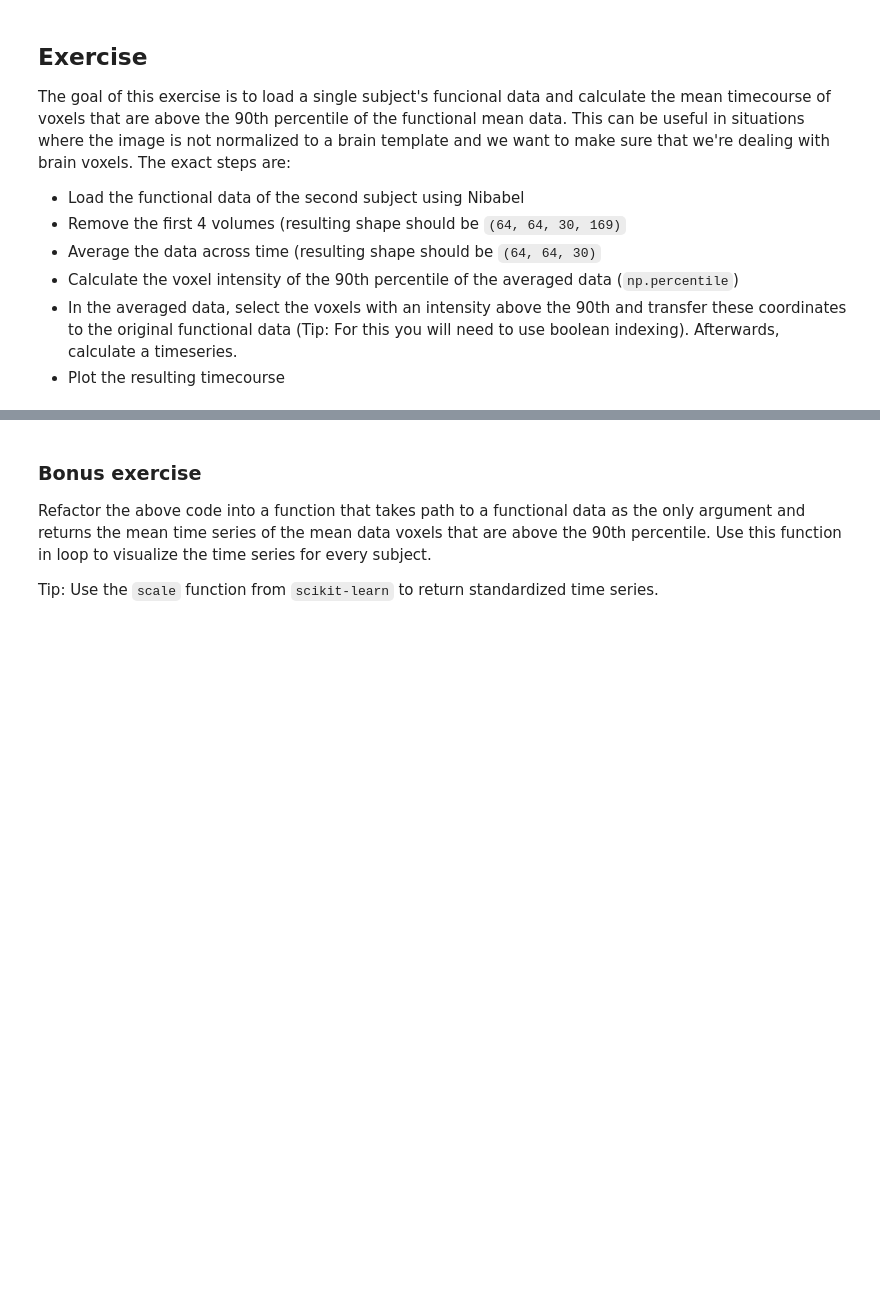
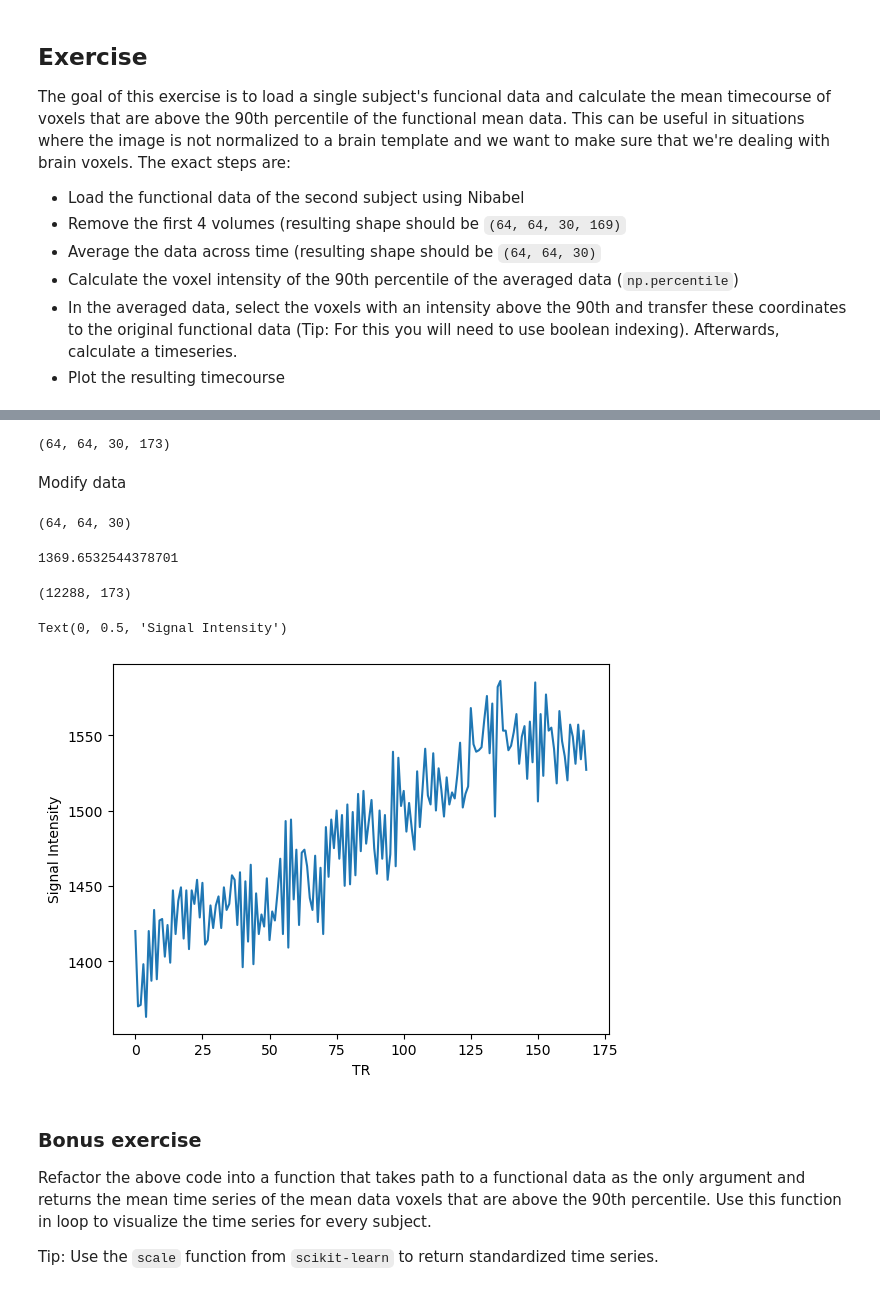
Before and after one commit to dominikpegler/tewa2-neuroimaging, a Jupyter notebook: 2 - Understanding MRI data.ipynb, the cells around one changed output, grey strips where cells are left out. Cells and saved outputs as stored; diff of their text form; code cells hidden in the pictures; blank space fills up the shorter version.

```diff
--- a/2 - Understanding MRI data.ipynb
+++ b/2 - Understanding MRI data.ipynb
@@ -261,3 +273,39 @@ The goal of this exercise is to load a single subject's funcional data and calcu
+# %%
+test_func = nib.load(
+    f"{subjects_dir}sub-02/ses-test/func/sub-02_ses-test_task-covertverbgeneration_bold.nii.gz"
+)
+
+func_data = test_func.get_fdata()
+print(func_data.shape)
+# %% [output]
+(64, 64, 30, 173)
+# %% [markdown]
+Modify data
+# %%
+func_data_ = func_data[:, :, :, 4:]
+
+func_data_ = np.mean(func_data_, axis=3)
+print(func_data_.shape)
+# %% [output]
+(64, 64, 30)
+# %%
+p_90 = np.percentile(func_data_, 90)
+p_90
+# %% [output]
+1369.6532544378701
+# %%
+timeseries = func_data[func_data_ > p_90]
+
+timeseries.shape
+# %% [output]
+(12288, 173)
+# %%
+plt.plot(timeseries[1, 4:])  # dropping the first 4 timestamps
+plt.xlabel("TR")
+plt.ylabel("Signal Intensity")
+# %% [output]
+Text(0, 0.5, 'Signal Intensity')
+[figure, added]
 # %% [markdown]
 ### Bonus exercise
 
```
Also changed, not shown: parts of 11 cells of this notebook, 1 other file.
